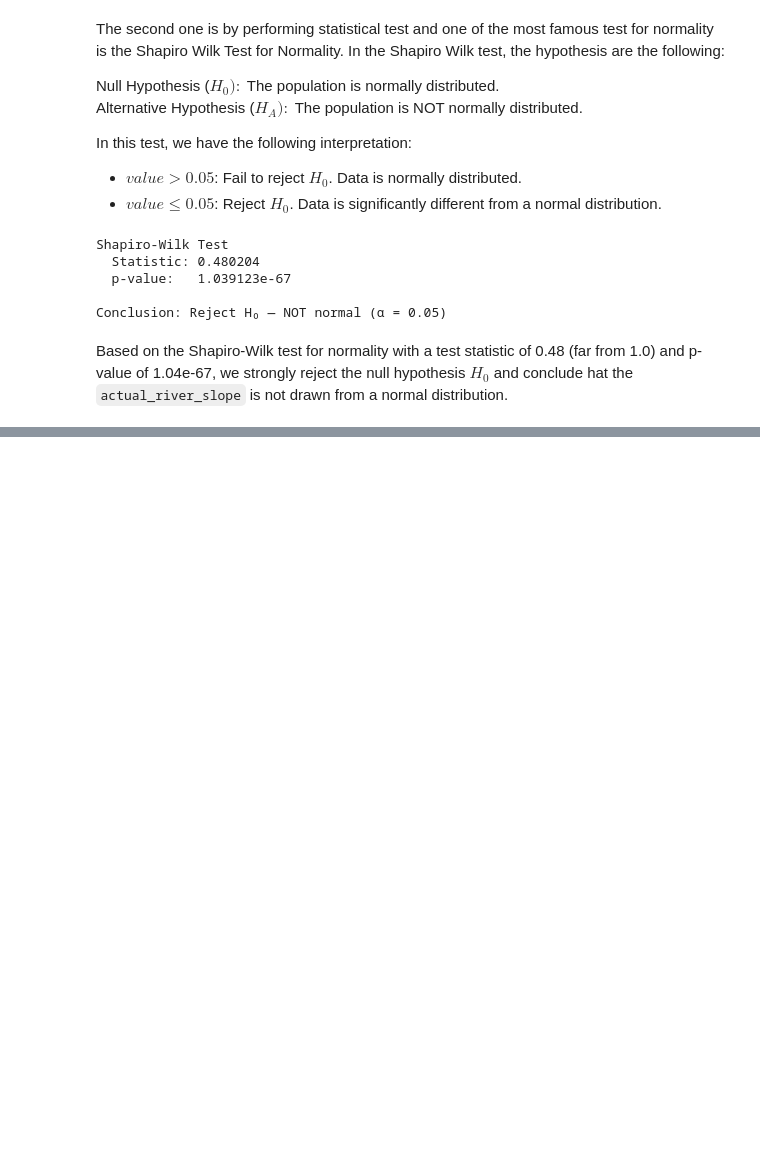
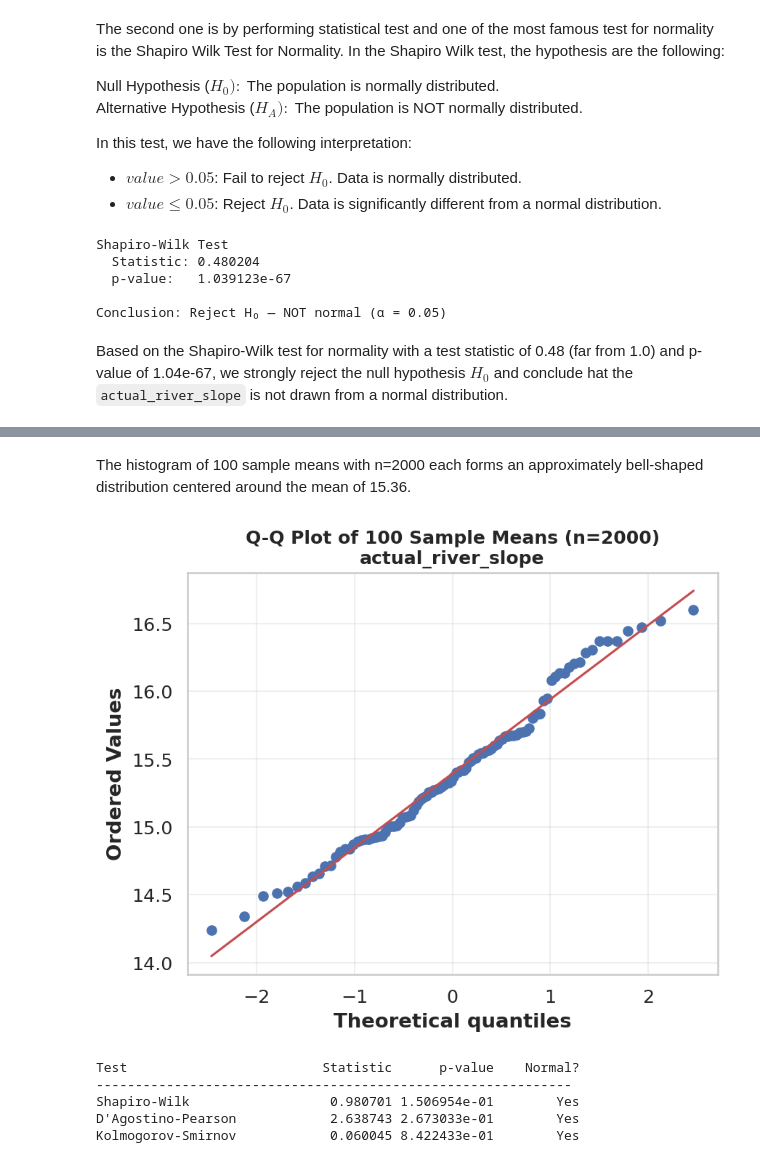
Before and after one commit to dgonzales1222/greends_avcad_exercises, a Jupyter notebook: exercise_04/avcad_exer04_dgonzales.ipynb, the cells around one changed output, grey strips where cells are left out. Cells and saved outputs as stored; diff of their text form; code cells hidden in the pictures; blank space fills up the shorter version.

```diff
--- a/exercise_04/avcad_exer04_dgonzales.ipynb
+++ b/exercise_04/avcad_exer04_dgonzales.ipynb
@@ -287,0 +357,12 @@ Based on the Shapiro-Wilk test for normality with a test statistic of 0.48 (far
+# %% [markdown]
+The histogram of 100 sample means with n=2000 each forms an approximately bell-shaped distribution centered around the mean of 15.36.
+# %%
+# Q-Q Plot
+fig, ax = plt.subplots(figsize=(6, 5))
+stats.probplot(sample_means, dist="norm", plot=ax)
+ax.set_title("Q-Q Plot of 100 Sample Means (n=2000)\nactual_river_slope", fontsize=12)
+ax.grid(True, alpha=0.3)
+plt.tight_layout()
+plt.show()
+# %% [output]
+[figure, added]
@@ -287,0 +371,19 @@ Based on the Shapiro-Wilk test for normality with a test statistic of 0.48 (far
+# %%
+# @title Test for Normality
+stat_sw, p_sw = stats.shapiro(sample_means)
+stat_da, p_da = stats.normaltest(sample_means)
+stat_ks, p_ks = stats.kstest(sample_means, 'norm', args=(sample_means.mean(), sample_means.std()))
+
+print(f"{'Test':<25} {'Statistic':>12} {'p-value':>12} {'Normal?':>10}")
+print("-" * 61)
+for name, stat, p in [('Shapiro-Wilk', stat_sw, p_sw),
+                       ("D'Agostino-Pearson", stat_da, p_da),
+                       ('Kolmogorov-Smirnov', stat_ks, p_ks)]:
+    normal = 'Yes' if p > 0.05 else 'No'
+    print(f"{name:<25} {stat:>12.6f} {p:>12.6e} {normal:>10}")
+# %% [output]
+Test                         Statistic      p-value    Normal?
+-------------------------------------------------------------
+Shapiro-Wilk                  0.980701 1.506954e-01        Yes
+D'Agostino-Pearson            2.638743 2.673033e-01        Yes
+Kolmogorov-Smirnov            0.060045 8.422433e-01        Yes
```
Also changed, not shown: parts of 6 cells of this notebook.
